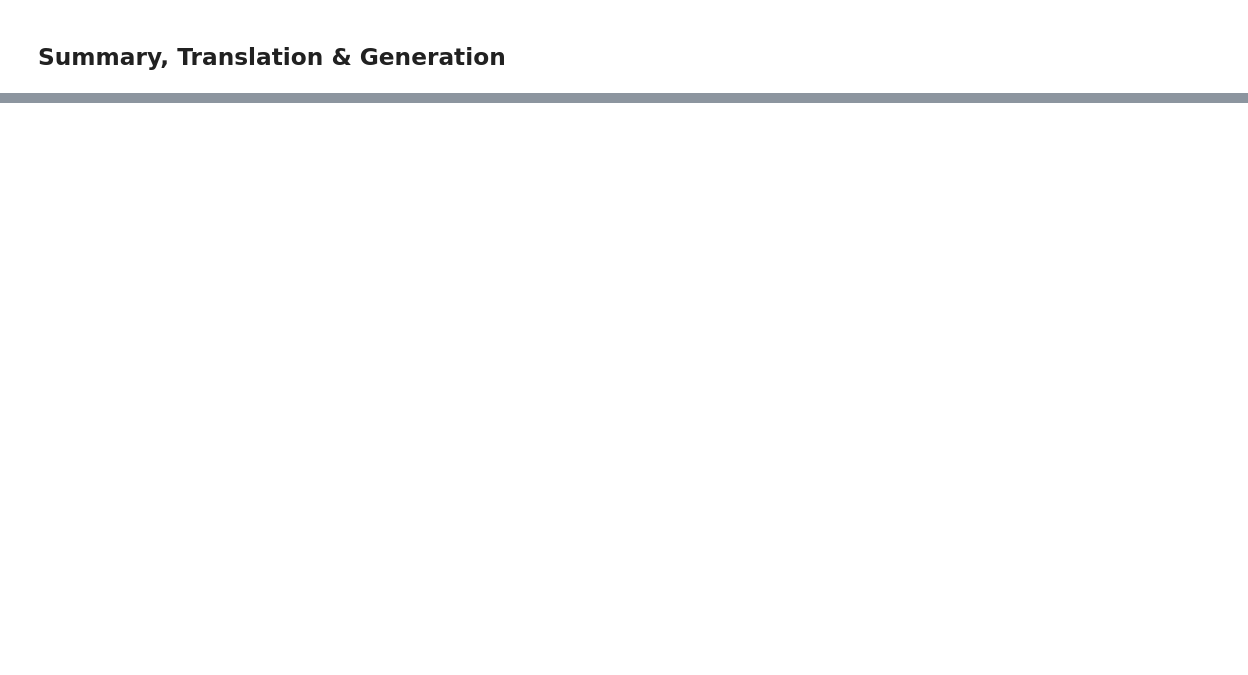
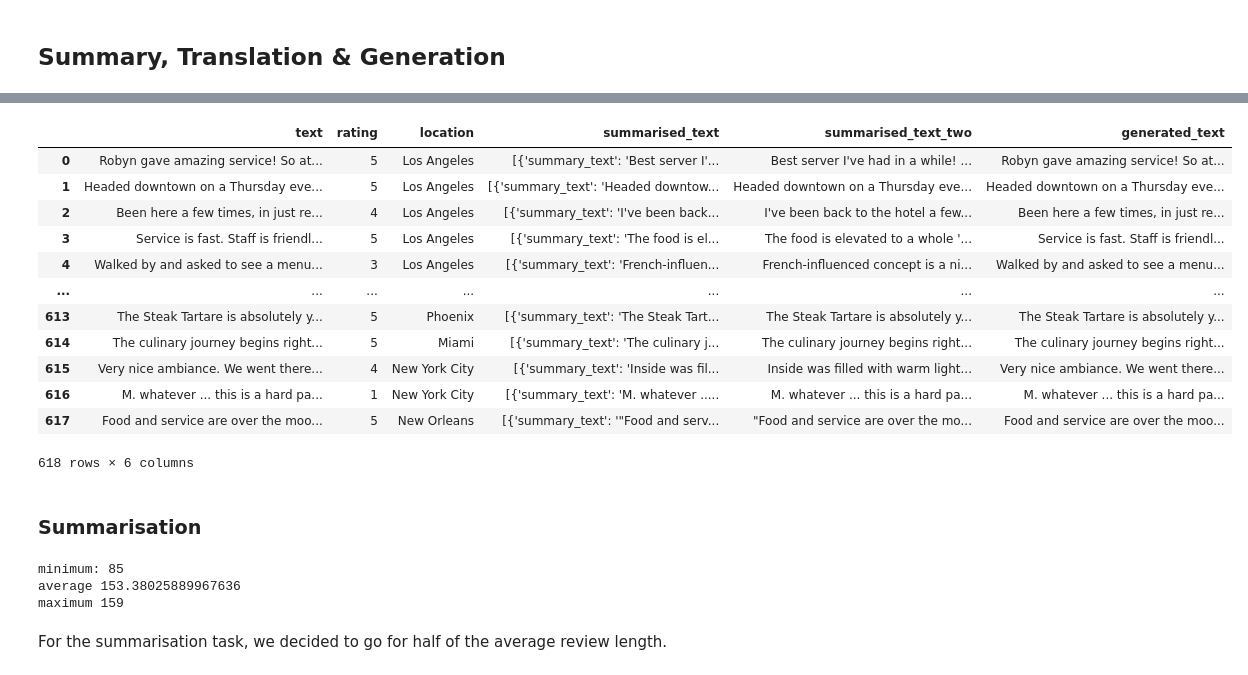
Before and after one commit to Alex-brss/NLP_Data_Exploration_and_Modeling, a Jupyter notebook: scraping.ipynb, the cells around one changed output, grey strips where cells are left out. Cells and saved outputs as stored; diff of their text form; code cells hidden in the pictures; blank space fills up the shorter version.

```diff
--- a/scraping.ipynb
+++ b/scraping.ipynb
@@ -294,0 +303,2 @@ print(bigram_freq.most_common(10))
+# %%
+df=pd.read_csv('yelp_reviews.csv')
@@ -294,0 +339,6 @@ print(bigram_freq.most_common(10))
+# %%
+generator = pipeline("text-generation", model="gpt2")
+
+set_seed(42)
+
+generated_text = df['text'].apply(lambda x: generator(x, max_length=len(x) + 50, min_length=30))
@@ -294,0 +363,31 @@ print(bigram_freq.most_common(10))
+# %%
+df['generated_text'] = generated_text.apply(lambda x: x[0]['generated_text'])
+# %%
+df
+# %% [output]
+|  | text | rating | location | summarised_text | summarised_text_two | generated_text |
+| 0 | Robyn gave amazing service! So at... | 5 | Los Angeles | [{'summary_text': 'Best server I'... | Best server I've had in a while! ... | Robyn gave amazing service! So at... |
+| 1 | Headed downtown on a Thursday eve... | 5 | Los Angeles | [{'summary_text': 'Headed downtow... | Headed downtown on a Thursday eve... | Headed downtown on a Thursday eve... |
+| 2 | Been here a few times, in just re... | 4 | Los Angeles | [{'summary_text': 'I've been back... | I've been back to the hotel a few... | Been here a few times, in just re... |
+| 3 | Service is fast. Staff is friendl... | 5 | Los Angeles | [{'summary_text': 'The food is el... | The food is elevated to a whole '... | Service is fast. Staff is friendl... |
+| 4 | Walked by and asked to see a menu... | 3 | Los Angeles | [{'summary_text': 'French-influen... | French-influenced concept is a ni... | Walked by and asked to see a menu... |
+| ... | ... | ... | ... | ... | ... | ... |
+| 613 | The Steak Tartare is absolutely y... | 5 | Phoenix | [{'summary_text': 'The Steak Tart... | The Steak Tartare is absolutely y... | The Steak Tartare is absolutely y... |
+| 614 | The culinary journey begins right... | 5 | Miami | [{'summary_text': 'The culinary j... | The culinary journey begins right... | The culinary journey begins right... |
+| 615 | Very nice ambiance. We went there... | 4 | New York City | [{'summary_text': 'Inside was fil... | Inside was filled with warm light... | Very nice ambiance. We went there... |
+| 616 | M. whatever ... this is a hard pa... | 1 | New York City | [{'summary_text': 'M. whatever ..... | M. whatever ... this is a hard pa... | M. whatever ... this is a hard pa... |
+| 617 | Food and service are over the moo... | 5 | New Orleans | [{'summary_text': '"Food and serv... | "Food and service are over the mo... | Food and service are over the moo... |
+618 rows × 6 columns
+# %% [markdown]
+### Summarisation
+# %%
+average_length = df['text'].str.len().mean()
+min_length = df['text'].str.len().min()
+max_length = df['text'].str.len().max()
+print('minimum:', min_length,
+      '\naverage', average_length,
+      ' \nmaximum', max_length)
+# %% [output]
+minimum: 85
+average 153.38025889967636
+maximum 159
@@ -294,0 +396,2 @@ print(bigram_freq.most_common(10))
+# %% [markdown]
+For the summarisation task, we decided to go for half of the average review length.
```
Also changed, not shown: parts of 40 cells of this notebook, 2 other files.
